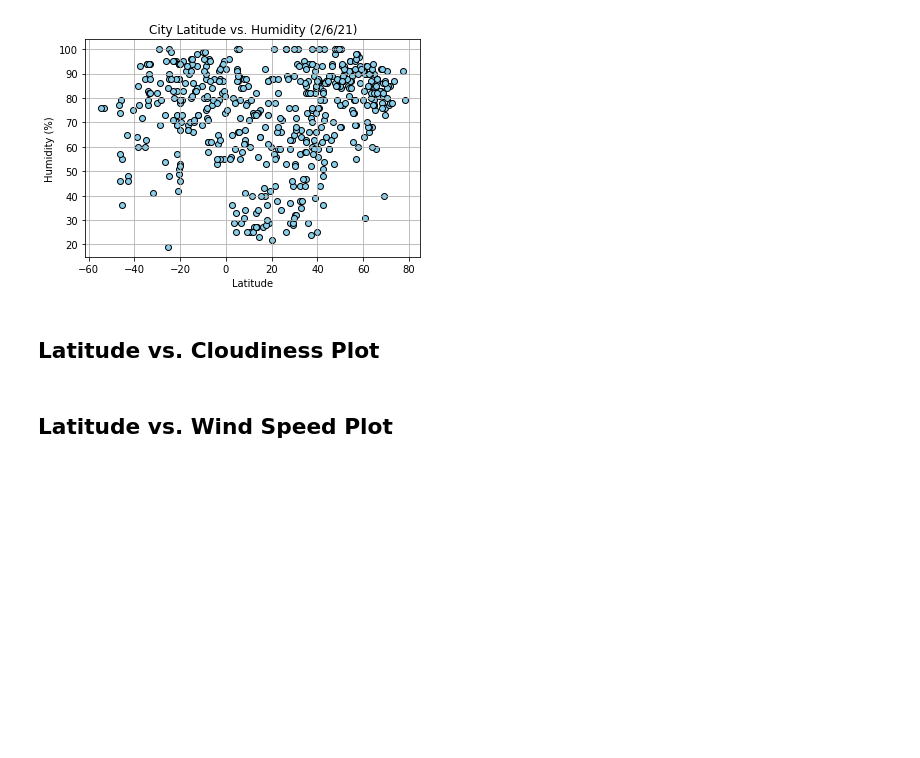
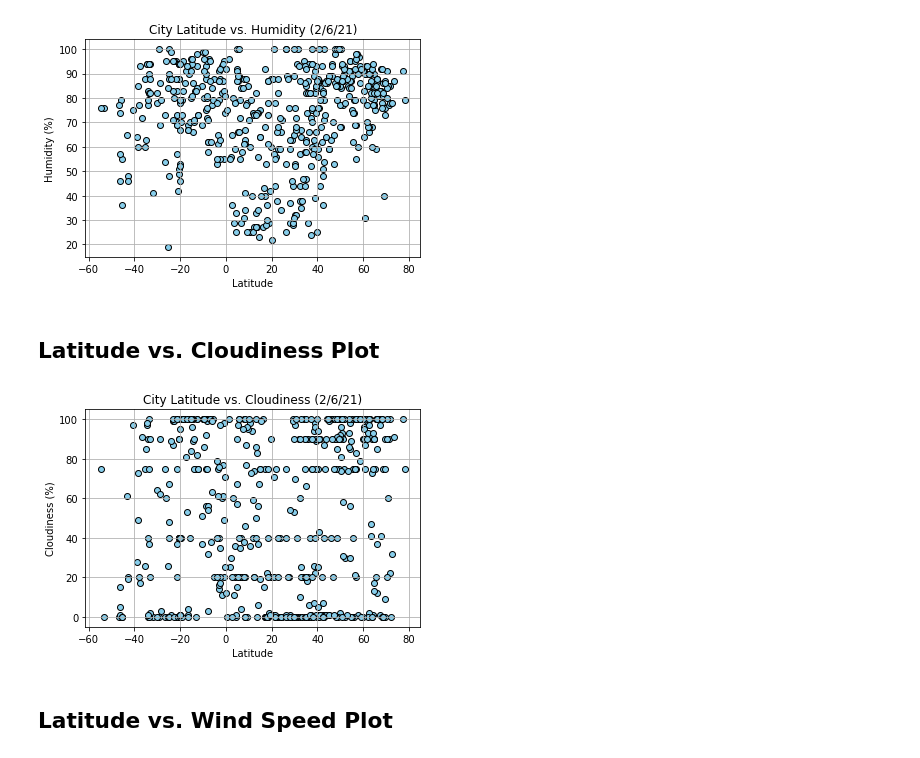
Before and after one commit to szig97/python-api-challenge, a Jupyter notebook: WeatherPy/WeatherPy.ipynb, the cells around one changed output. Cells and saved outputs as stored; diff of their text form; code cells hidden in the pictures; blank space fills up the shorter version.

Commit message:
adding latitude vs. cloudiness plot code

```diff
--- a/WeatherPy/WeatherPy.ipynb
+++ b/WeatherPy/WeatherPy.ipynb
@@ -192,6 +192,15 @@ plt.savefig("Figures/latitude_humidity_plot.png")
 [figure]
 # %% [markdown]
 ## Latitude vs. Cloudiness Plot
+# %%
+plt.scatter(weather_df["Latitude"], weather_df["Cloudiness"], edgecolors="black", facecolor="skyblue")
+plt.title("City Latitude vs. Cloudiness (2/6/21)")
+plt.xlabel("Latitude")
+plt.ylabel("Cloudiness (%)")
+plt.grid()
+plt.savefig("Figures/latitude_cloudiness_plot.png")
+# %% [output]
+[figure, added]
 # %% [markdown]
 ## Latitude vs. Wind Speed Plot
 # %% [markdown]
```
Also changed, not shown: 1 other file.
